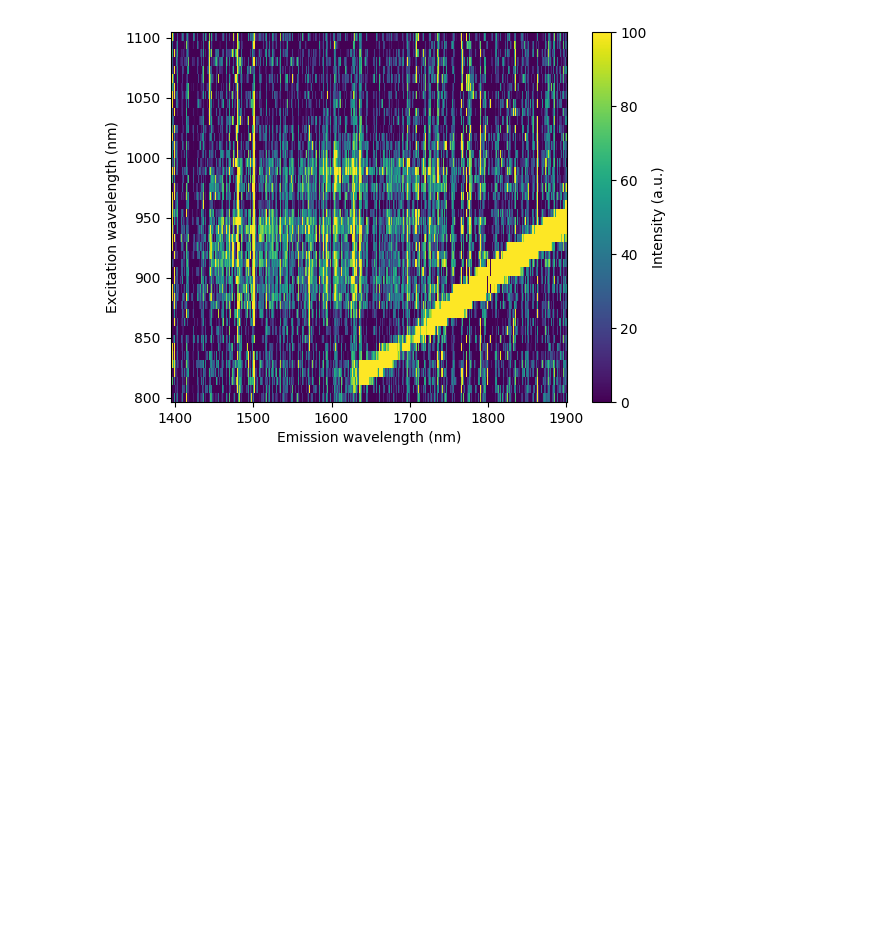
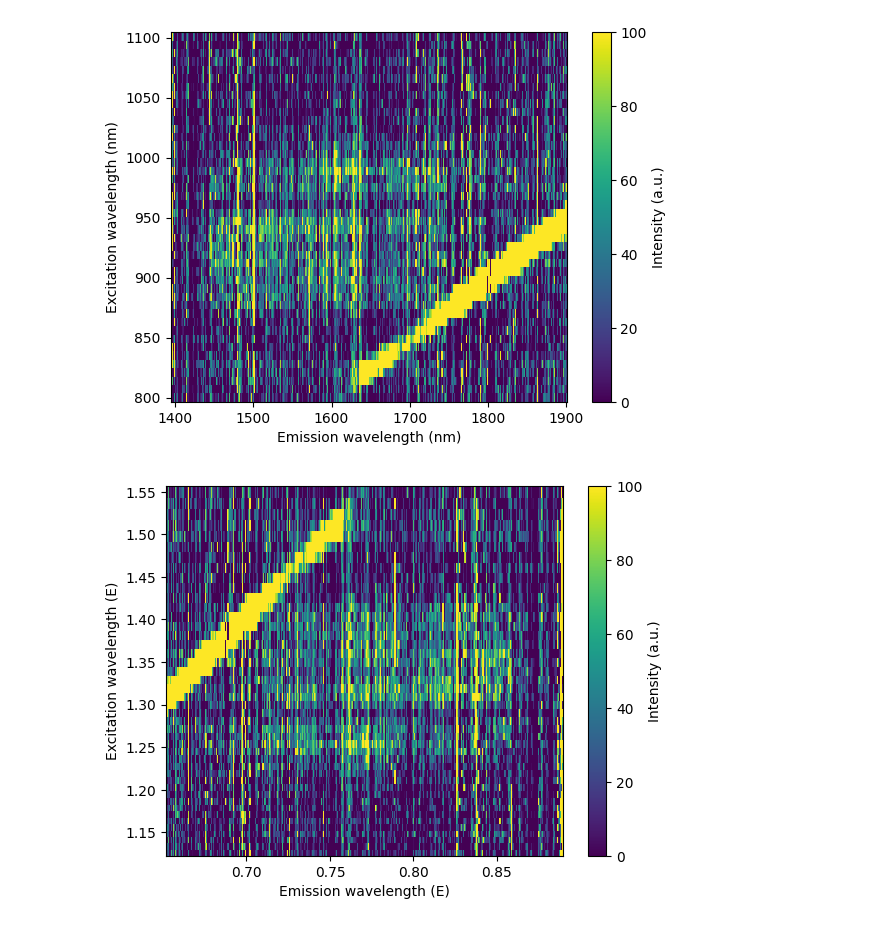
Before and after one commit to CristianMB/DataAnalysis_PhD_FUB, a Jupyter notebook: PLE/PLE_ReadingOPJScripts/ReadPLE.ipynb, the cells around one changed output. Drawn from its saved outputs; the diff is of its cells as text; code cells hidden in the pictures; blank space fills up the shorter version.

```diff
--- a/PLE/PLE_ReadingOPJScripts/ReadPLE.ipynb
+++ b/PLE/PLE_ReadingOPJScripts/ReadPLE.ipynb
@@ -149,6 +163,25 @@ plt.colorbar(label="Intensity (a.u.)")
 plt.show()
 # %% [output]
 [figure]
+# %%
+PLE = PLE_E
+
+plt.pcolormesh(
+    PLE.columns,
+    PLE.index,
+    PLE.values,
+    shading='auto',
+    cmap='viridis',
+    vmin=0,
+    vmax=100
+)
+
+plt.xlabel("Emission wavelength (E)")
+plt.ylabel("Excitation wavelength (E)")
+plt.colorbar(label="Intensity (a.u.)")
+plt.show()
+# %% [output]
+[figure, added]
 # %%
 def extract_PLE_map(book_name):
     book = get_book(book_name)
```
Also changed, not shown: parts of 9 cells of this notebook, 1 other file.
